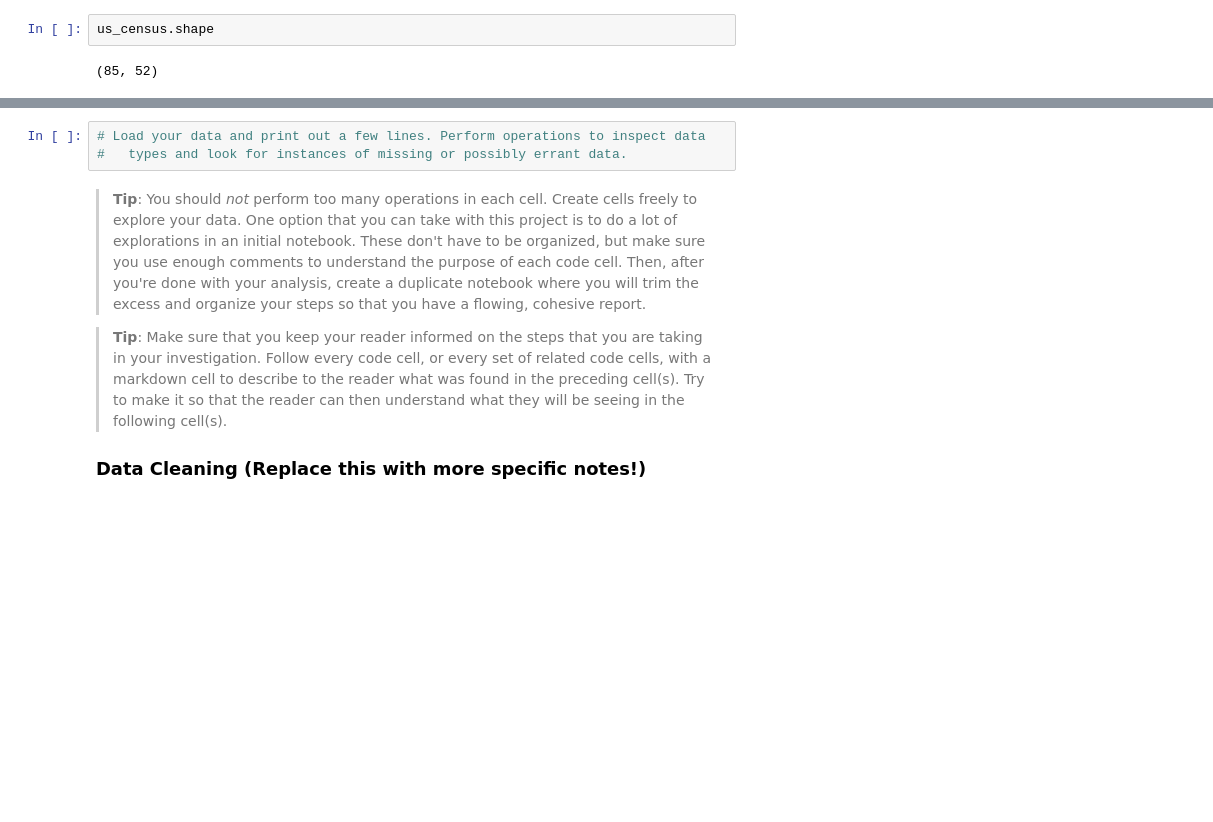
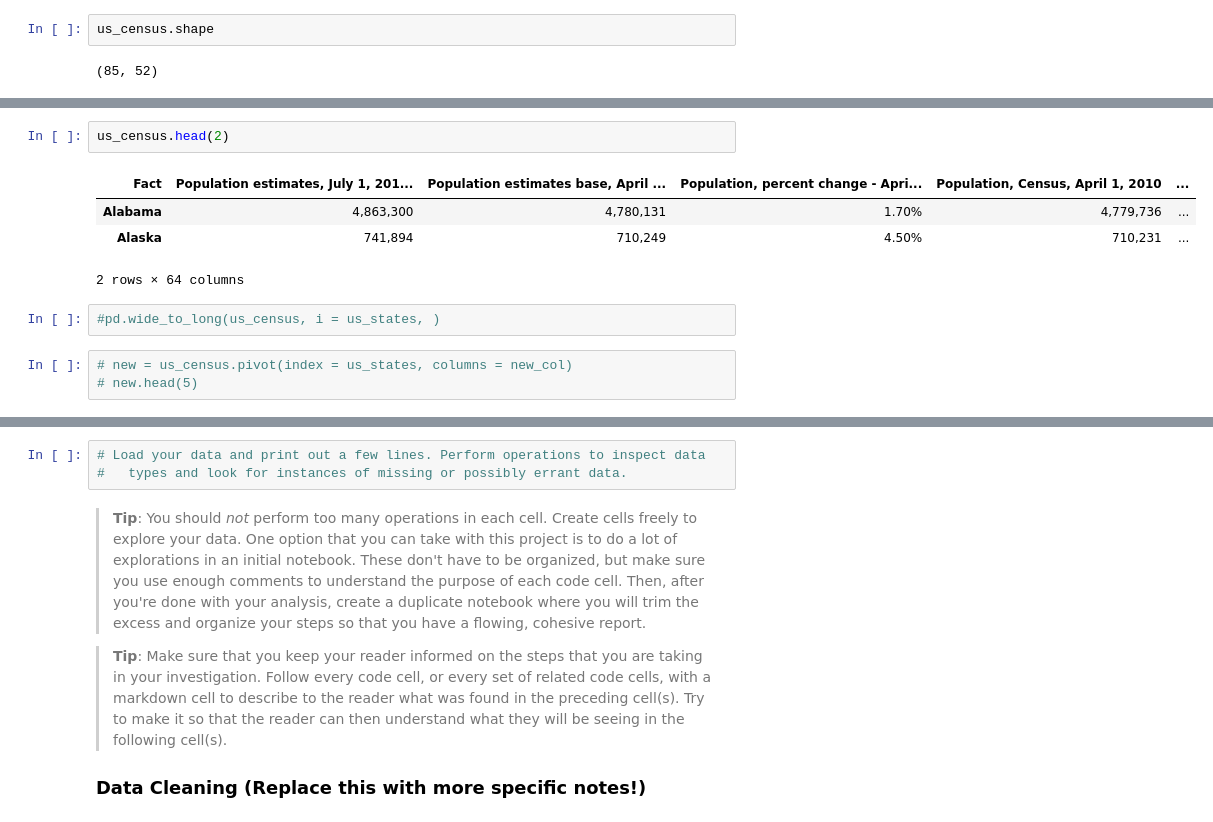
Before and after one commit to Rvd001/ALX, a Jupyter notebook: data-analysis-project-1.ipynb, the cells around one changed output, grey strips where cells are left out. Saved outputs shown, nothing was run; the diff lists cells and outputs as text; blank space fills up the shorter version.

```diff
--- a/data-analysis-project-1.ipynb
+++ b/data-analysis-project-1.ipynb
@@ -77,0 +469,12 @@ us_census.shape
+# %%
+us_census.head(2)
+# %% [output]
+| Fact | Population estimates, July 1, 201... | Population estimates base, April ... | Population, percent change - Apri... | Population, Census, April 1, 2010 | ... |
+| Alabama | 4,863,300 | 4,780,131 | 1.70% | 4,779,736 | ... |
+| Alaska | 741,894 | 710,249 | 4.50% | 710,231 | ... |
+2 rows × 64 columns
+# %%
+#pd.wide_to_long(us_census, i = us_states, )
+# %%
+# new = us_census.pivot(index = us_states, columns = new_col)
+# new.head(5)
```
Also changed, not shown: parts of 45 cells of this notebook.
